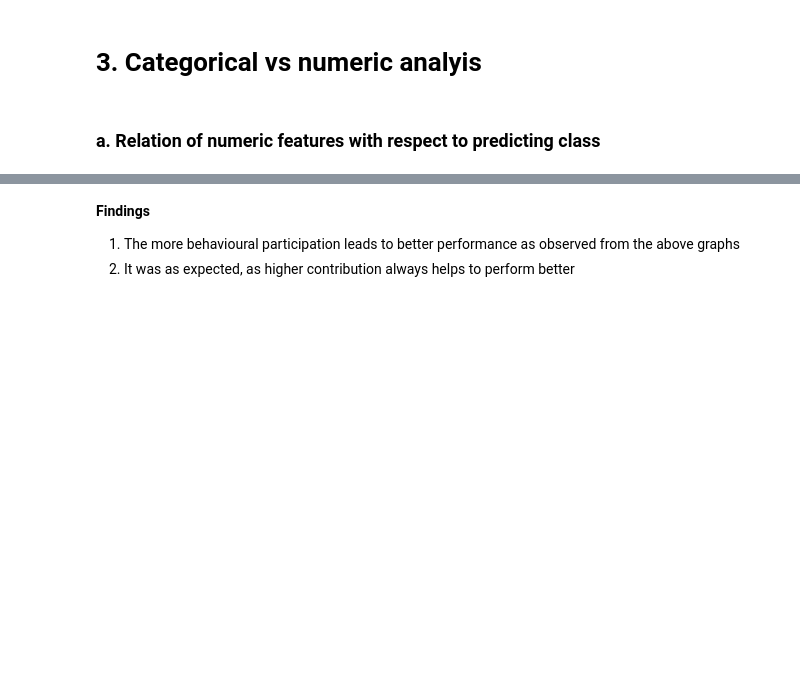
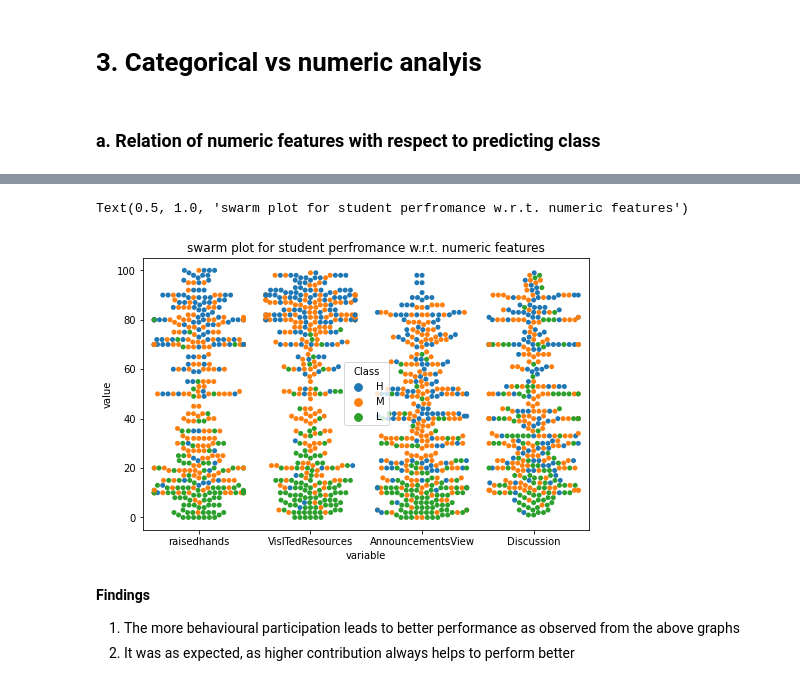
Before and after one commit to himanshudce/ML, a Jupyter notebook: EDA.ipynb, the cells around one changed output, grey strips where cells are left out. Drawn from its saved outputs; the diff is of its cells as text; code cells hidden in the pictures; blank space fills up the shorter version.

```diff
--- a/EDA.ipynb
+++ b/EDA.ipynb
@@ -187,6 +208,8 @@ scatter_matrix(num_columns,
 # 3. Categorical vs numeric analyis
 # %% [markdown]
 ### a. Relation of numeric features with respect to predicting class
+# %%
+reshaped_df = pd.melt(data,id_vars='Class',value_vars=['raisedhands','VisITedResources','AnnouncementsView','Discussion'])
 # %%
 fig, ax  = plt.subplots(2,2,figsize=(12,12))
 sn.barplot(x='Class', y='VisITedResources', data=data, order=['L','M','H'], ax=ax[0,0])
@@ -199,3 +222,10 @@ sn.barplot(x='Class', y='Discussion', data=data, order=['L','M','H'], ax=ax[1,1]
+# %%
+fig, ax = plt.subplots(figsize=(8,5))
+sn.swarmplot(x='variable',y='value',hue='Class' , data=reshaped_df, ax=ax)
+plt.title('swarm plot for student perfromance w.r.t. numeric features')
+# %% [output]
+Text(0.5, 1.0, 'swarm plot for student perfromance w.r.t. numeric features')
+[figure, added]
 # %% [markdown]
 **Findings**
 1. The more behavioural participation leads to better performance as observed from the above graphs
```
Also changed, not shown: parts of 15 cells of this notebook, 21 other files.
